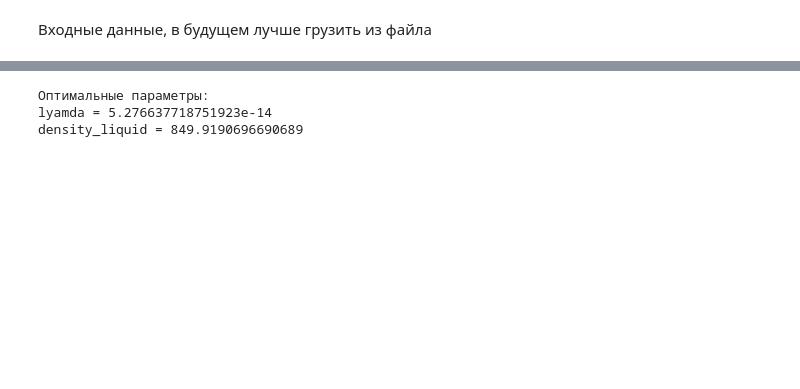
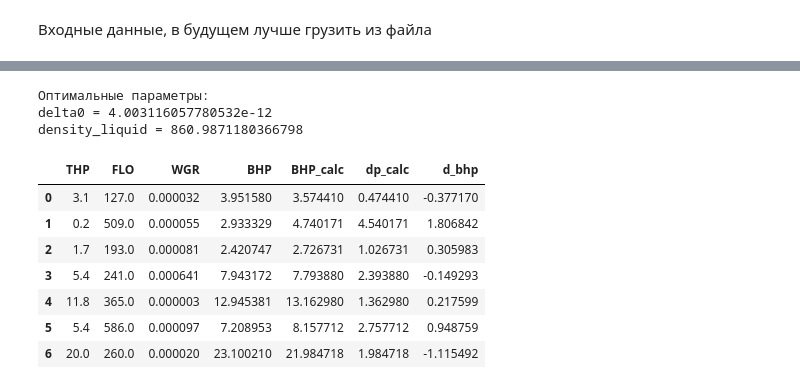
Before and after one commit to Rexihs/vertical_flow_performance, a Jupyter notebook: core.ipynb, the cells around one changed output, grey strips where cells are left out. Saved outputs shown, nothing was run; the diff lists cells and outputs as text; code cells hidden in the pictures; blank space fills up the shorter version.

Commit message:
Пересобран расчёт, написана функция реверсивного расчёта THP от BHP.

```diff
--- a/core.ipynb
+++ b/core.ipynb
@@ -173,0 +16,28 @@ NameError: name 'reservoir_temp' is not defined
+# %%
+# Структура импорта файлов для расчёта
+
+# Импорт инклинометрии скважины
+file_path_incl = 'include/incl_vertical.dev'  # Ввод пути инклинометрии скважины
+with open(file_path_incl, 'r', encoding='utf-8') as inclinometry_file:
+    well_data = pd.read_csv(inclinometry_file, comment='#', sep=r'\s+')
+
+# Импорт данных PVT
+file_path_pvt = 'include/PVT.inc'  # Ввод пути данных PVT
+with open(file_path_pvt, 'r', encoding='utf-8') as pvt_file:
+    pvt_data = pd.read_csv(pvt_file, comment='#', sep=r'\s+')
+
+# Импорт фактических данных по исследованиям gki/gdi
+file_path_incl_gdi = 'include/GDI.inc'  # Ввод пути фактических данных gki/gdi
+with open(file_path_incl_gdi, 'r', encoding='utf-8') as gdi_data:
+    gdi_data = pd.read_csv(gdi_data, comment='#', sep=r'\s+')
+# %%
+# Ввод исходных данных для расчёта
+
+diameter = 0.1000     # м, диаметр трубы
+sigma = 0.072         # Н/м, поверхностное натяжение
+Rog_std = 0.67        # кг/м3, плотность газа ст. усл.
+Row_std = 1000        # кг/м3, плотность воды ст. усл.
+xa = 0.8858           # моль%, азота N2
+xy = 0.0668           # моль%, диоксид углерода CO2
+wellhead_temp = 300       # К, температура на устье
+reservoir_temp = 350    # К, температура в пласте
@@ -315,12 +171,12 @@ result = minimize(
     method='Nelder-Mead'
 )
 
-opt_lyamda, opt_density = result.x
+opt_delta0, opt_density = result.x
 
 print(f'Оптимальные параметры:')
-print(f'lyamda = {opt_lyamda}')
+print(f'delta0 = {opt_delta0}')
 print(f'density_liquid = {opt_density}')
 # %% [output]
 Оптимальные параметры:
-lyamda = 5.276637718751923e-14
-density_liquid = 849.9190696690689
+delta0 = 4.003116057780532e-12
+density_liquid = 860.9871180366798
@@ -331,3 +183,18 @@ thp_list = [1, 2, 5, 10, 15, 20]
+# %%
+# delta0 = 0.00001
+delta0 = 4.003116057780532e-12
+# density_liquid = 2866.9854877120365
+density_liquid = 860.9871180366798
+adapt_gdi(gdi_data, delta0, density_liquid)
+# %% [output]
+|  | THP | FLO | WGR | BHP | BHP_calc | dp_calc | d_bhp |
+| 0 | 3.1 | 127.0 | 0.000032 | 3.951580 | 3.574410 | 0.474410 | -0.377170 |
+| 1 | 0.2 | 509.0 | 0.000055 | 2.933329 | 4.740171 | 4.540171 | 1.806842 |
+| 2 | 1.7 | 193.0 | 0.000081 | 2.420747 | 2.726731 | 1.026731 | 0.305983 |
+| 3 | 5.4 | 241.0 | 0.000641 | 7.943172 | 7.793880 | 2.393880 | -0.149293 |
+| 4 | 11.8 | 365.0 | 0.000003 | 12.945381 | 13.162980 | 1.362980 | 0.217599 |
+| 5 | 5.4 | 586.0 | 0.000097 | 7.208953 | 8.157712 | 2.757712 | 0.948759 |
+| 6 | 20.0 | 260.0 | 0.000020 | 23.100210 | 21.984718 | 1.984718 | -1.115492 |
 # %%
 # FIXME: Привести в порядок, дописать код для полноценого создания VFP
 
```
Also changed, not shown: parts of 26 cells of this notebook.
